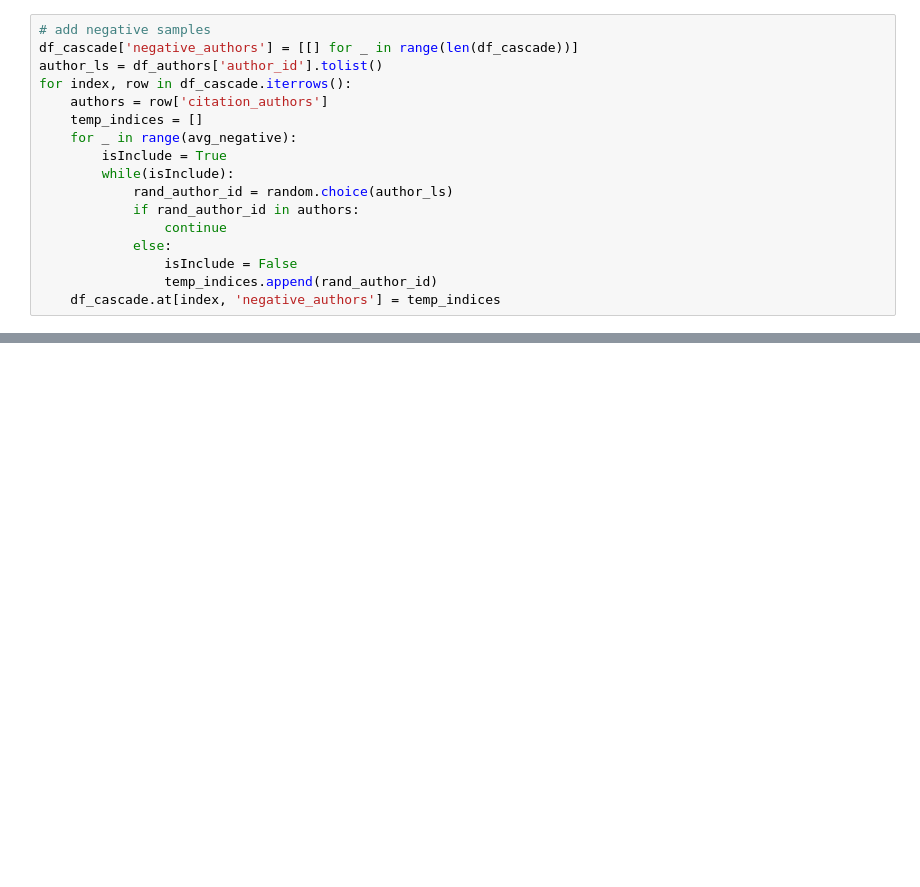
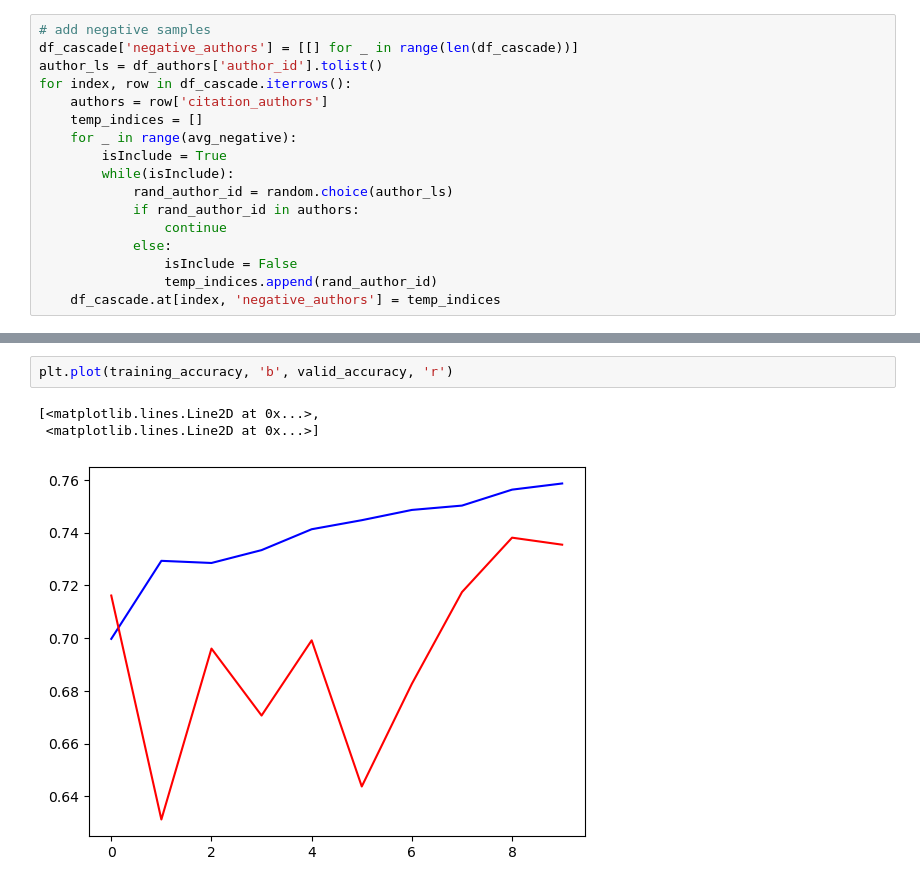
Before and after one commit to ArchieLai/Citation-Network-Analysis, a Jupyter notebook: model/FC.ipynb, the cells around one changed output, grey strips where cells are left out. Cells and saved outputs as stored; diff of their text form; blank space fills up the shorter version.

```diff
--- a/model/FC.ipynb
+++ b/model/FC.ipynb
@@ -190,0 +287,6 @@ for epoch in range(epochs):
+# %%
+plt.plot(training_accuracy, 'b', valid_accuracy, 'r')
+# %% [output]
+[<matplotlib.lines.Line2D at 0x...>,
+ <matplotlib.lines.Line2D at 0x...>]
+[figure, added]
```
Also changed, not shown: parts of 15 cells of this notebook, 1 other file.
